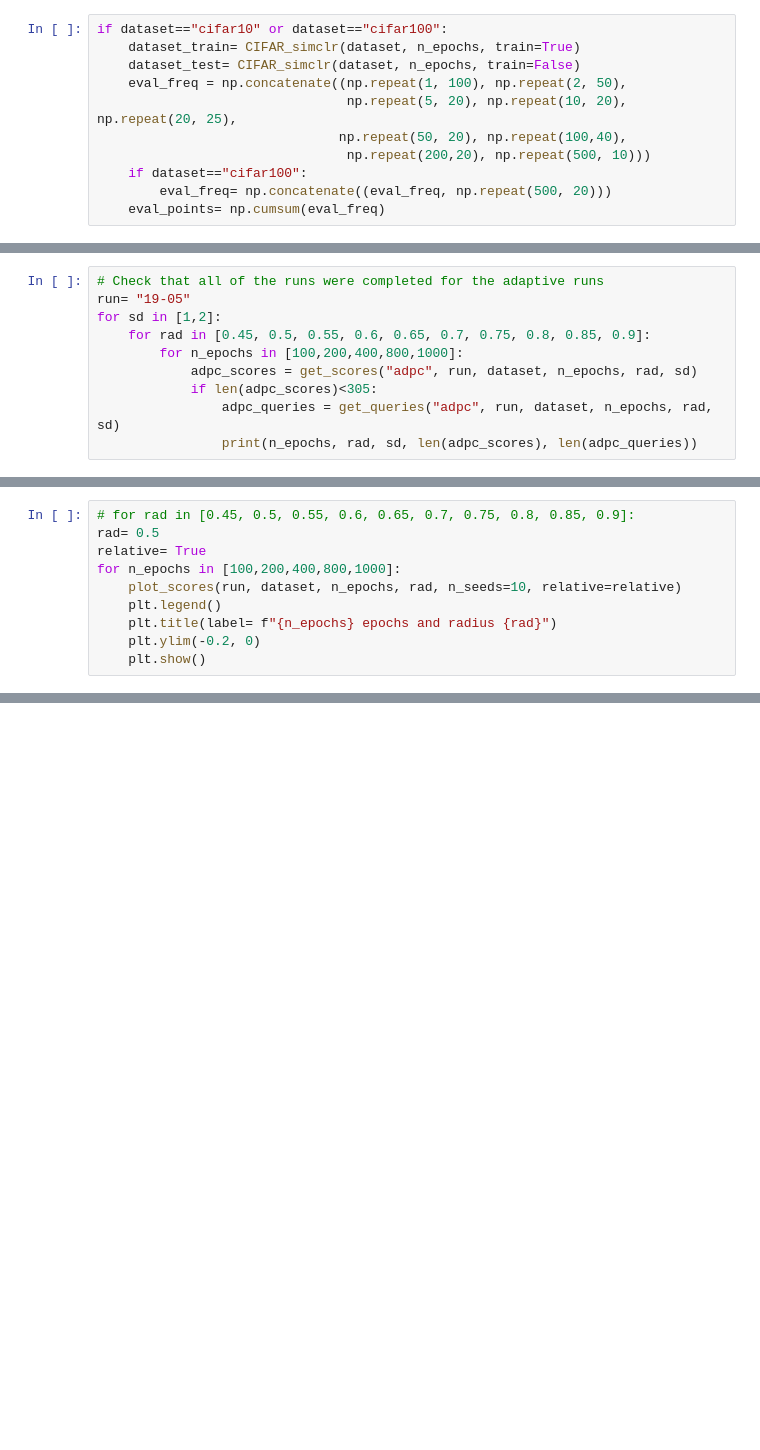
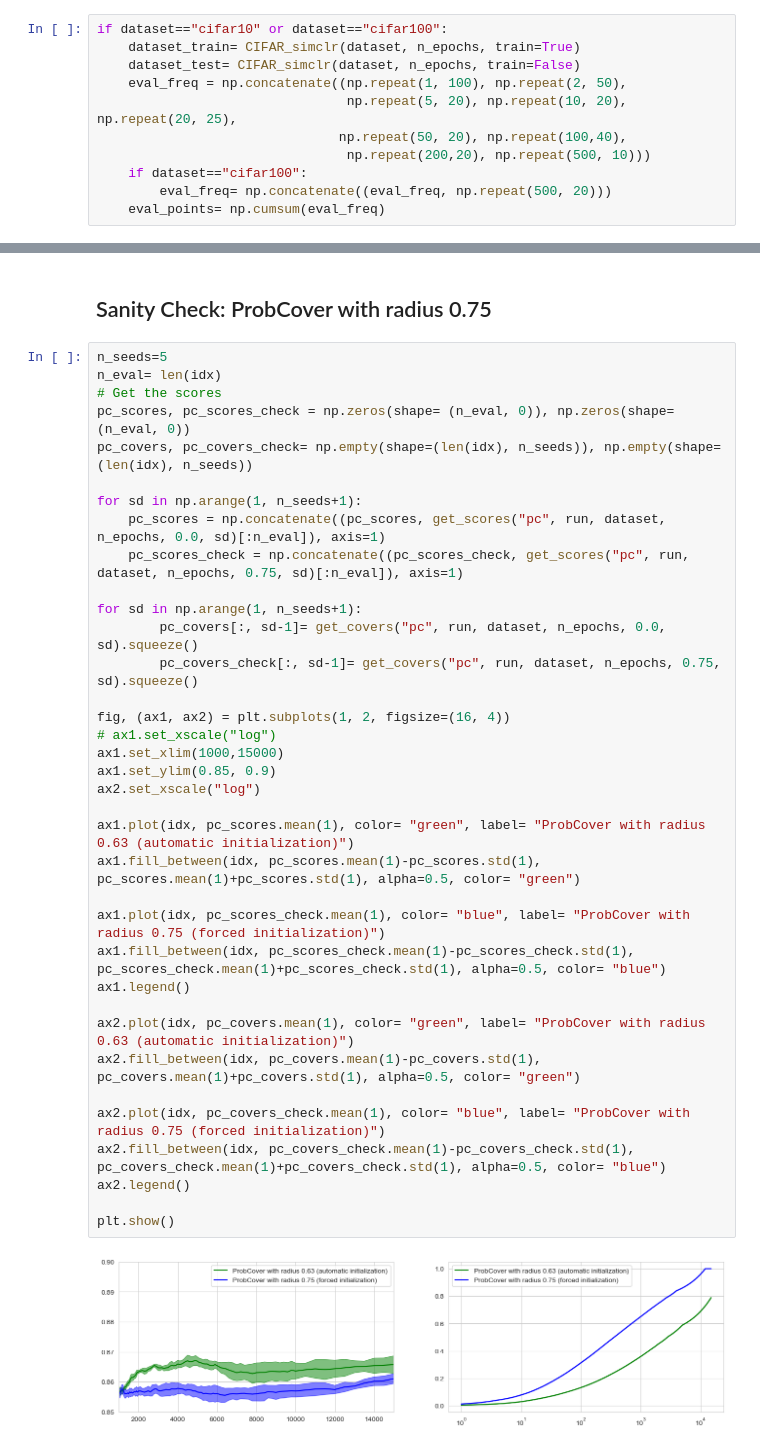
Before and after one commit to ratschlab/projects2022_doctor-in-the-loop, a Jupyter notebook: plots.ipynb, the cells around one changed output, grey strips where cells are left out. Cells and saved outputs as stored; diff of their text form; blank space fills up the shorter version.

```diff
--- a/plots.ipynb
+++ b/plots.ipynb
@@ -138,10 +168,0 @@ for sd in [1,2,3,4,5,6,7,8,9,10]:
-# %%
-# Check that all of the runs were completed for the adaptive runs
-run= "19-05"
-for sd in [1,2]:
-    for rad in [0.45, 0.5, 0.55, 0.6, 0.65, 0.7, 0.75, 0.8, 0.85, 0.9]:
-        for n_epochs in [100,200,400,800,1000]:
-            adpc_scores = get_scores("adpc", run, dataset, n_epochs, rad, sd)
-            if len(adpc_scores)<305:
-                adpc_queries = get_queries("adpc", run, dataset, n_epochs, rad, sd)
-                print(n_epochs, rad, sd, len(adpc_scores), len(adpc_queries))
@@ -173,10 +168,0 @@ for n_epochs in [100, 200, 400, 800, 1000]:
-# %%
-# for rad in [0.45, 0.5, 0.55, 0.6, 0.65, 0.7, 0.75, 0.8, 0.85, 0.9]:
-rad= 0.5
-relative= True
-for n_epochs in [100,200,400,800,1000]:
-    plot_scores(run, dataset, n_epochs, rad, n_seeds=10, relative=relative)
-    plt.legend()
-    plt.title(label= f"{n_epochs} epochs and radius {rad}")
-    plt.ylim(-0.2, 0)
-    plt.show()
@@ -219,0 +195,40 @@ def plot_degrees(run, dataset, n_epochs, rad, type):
+# %% [markdown]
+## Sanity Check: ProbCover with radius 0.75
+# %%
+n_seeds=5
+n_eval= len(idx)
+# Get the scores
+pc_scores, pc_scores_check = np.zeros(shape= (n_eval, 0)), np.zeros(shape= (n_eval, 0))
+pc_covers, pc_covers_check= np.empty(shape=(len(idx), n_seeds)), np.empty(shape=(len(idx), n_seeds))
+
+for sd in np.arange(1, n_seeds+1):
+    pc_scores = np.concatenate((pc_scores, get_scores("pc", run, dataset, n_epochs, 0.0, sd)[:n_eval]), axis=1)
+    pc_scores_check = np.concatenate((pc_scores_check, get_scores("pc", run, dataset, n_epochs, 0.75, sd)[:n_eval]), axis=1)
+
+for sd in np.arange(1, n_seeds+1):
+        pc_covers[:, sd-1]= get_covers("pc", run, dataset, n_epochs, 0.0, sd).squeeze()
+        pc_covers_check[:, sd-1]= get_covers("pc", run, dataset, n_epochs, 0.75, sd).squeeze()
+
+fig, (ax1, ax2) = plt.subplots(1, 2, figsize=(16, 4))
+# ax1.set_xscale("log")
+ax1.set_xlim(1000,15000)
+ax1.set_ylim(0.85, 0.9)
+ax2.set_xscale("log")
+
+ax1.plot(idx, pc_scores.mean(1), color= "green", label= "ProbCover with radius 0.63 (automatic initialization)")
+ax1.fill_between(idx, pc_scores.mean(1)-pc_scores.std(1), pc_scores.mean(1)+pc_scores.std(1), alpha=0.5, color= "green")
+
+ax1.plot(idx, pc_scores_check.mean(1), color= "blue", label= "ProbCover with radius 0.75 (forced initialization)")
+ax1.fill_between(idx, pc_scores_check.mean(1)-pc_scores_check.std(1), pc_scores_check.mean(1)+pc_scores_check.std(1), alpha=0.5, color= "blue")
+ax1.legend()
+
+ax2.plot(idx, pc_covers.mean(1), color= "green", label= "ProbCover with radius 0.63 (automatic initialization)")
+ax2.fill_between(idx, pc_covers.mean(1)-pc_covers.std(1), pc_covers.mean(1)+pc_covers.std(1), alpha=0.5, color= "green")
+
+ax2.plot(idx, pc_covers_check.mean(1), color= "blue", label= "ProbCover with radius 0.75 (forced initialization)")
+ax2.fill_between(idx, pc_covers_check.mean(1)-pc_covers_check.std(1), pc_covers_check.mean(1)+pc_covers_check.std(1), alpha=0.5, color= "blue")
+ax2.legend()
+
+plt.show()
+# %% [output]
+[figure, added]
```
Also changed, not shown: parts of 29 cells of this notebook, 3 other files.
